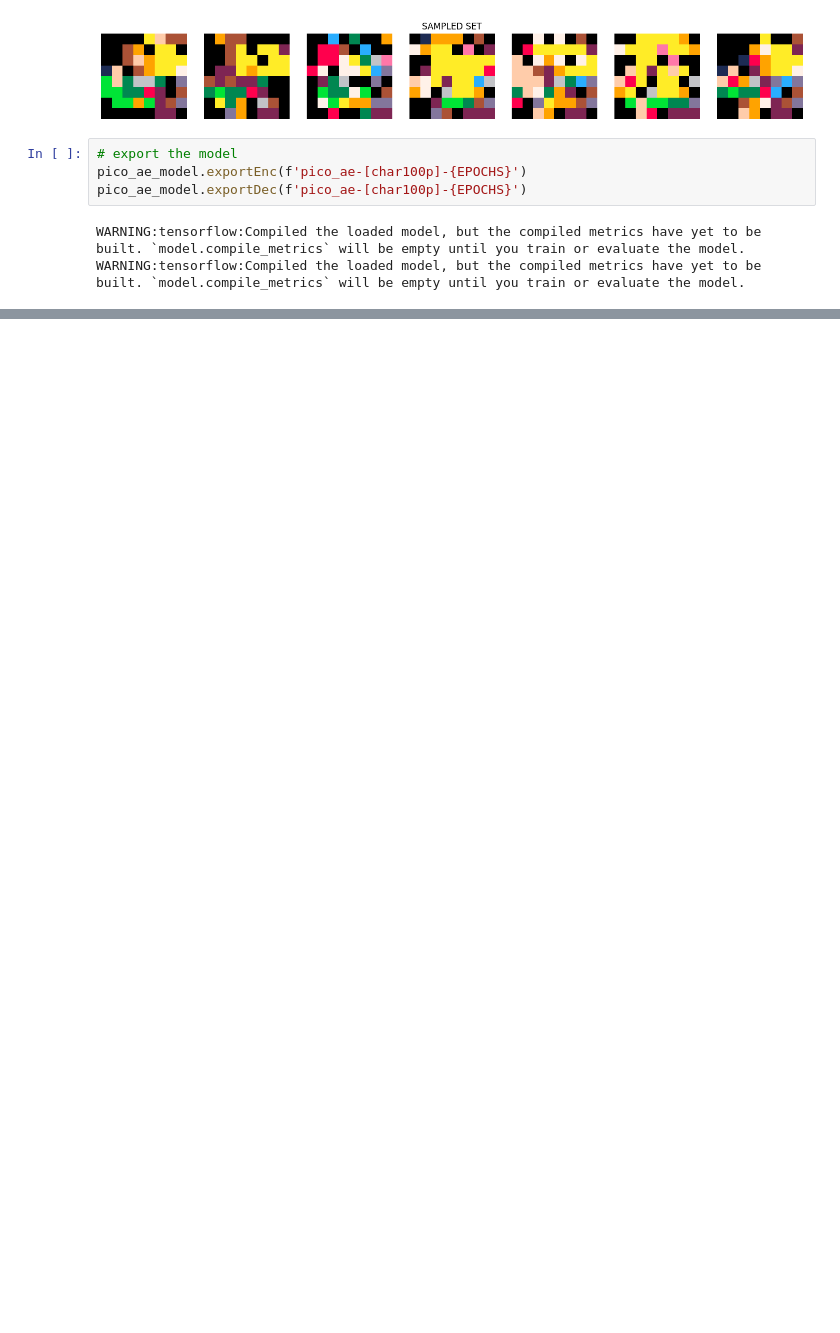
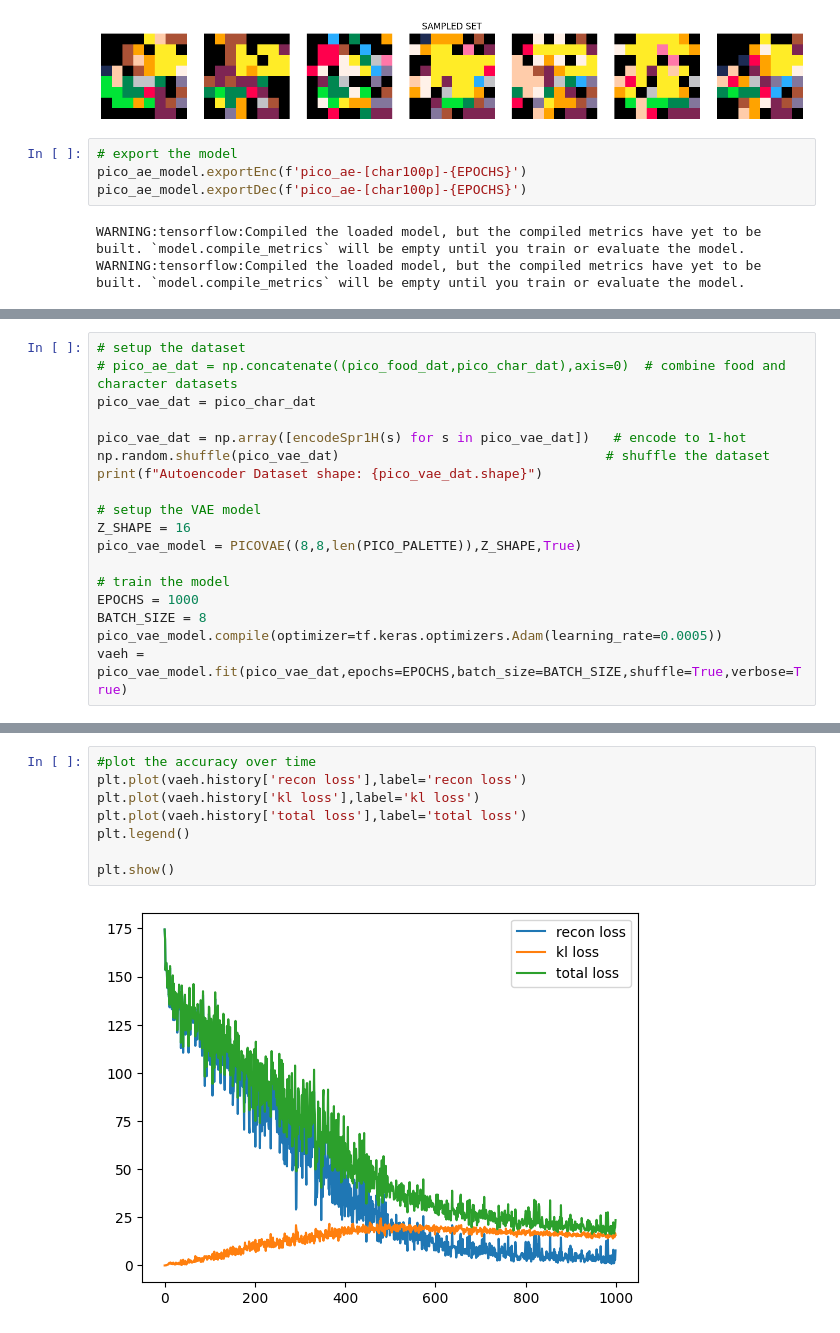
Before and after one commit to MasterMilkX/BMO_chatbot_prototype, a Jupyter notebook: Experimental_Notebooks/prompt_vqvae.ipynb, the cells around one changed output, grey strips where cells are left out. Drawn from its saved outputs; the diff is of its cells as text; blank space fills up the shorter version.

```diff
--- a/Experimental_Notebooks/prompt_vqvae.ipynb
+++ b/Experimental_Notebooks/prompt_vqvae.ipynb
@@ -353,0 +494,18 @@ WARNING:tensorflow:Compiled the loaded model, but the compiled metrics have yet
+# %%
+# setup the dataset
+# pico_ae_dat = np.concatenate((pico_food_dat,pico_char_dat),axis=0)  # combine food and character datasets
+pico_vae_dat = pico_char_dat
+
+pico_vae_dat = np.array([encodeSpr1H(s) for s in pico_vae_dat])   # encode to 1-hot
+np.random.shuffle(pico_vae_dat)                                  # shuffle the dataset
+print(f"Autoencoder Dataset shape: {pico_vae_dat.shape}")
+
+# setup the VAE model
+Z_SHAPE = 16
+pico_vae_model = PICOVAE((8,8,len(PICO_PALETTE)),Z_SHAPE,True)
+
+# train the model
+EPOCHS = 1000
+BATCH_SIZE = 8
+pico_vae_model.compile(optimizer=tf.keras.optimizers.Adam(learning_rate=0.0005))
+vaeh = pico_vae_model.fit(pico_vae_dat,epochs=EPOCHS,batch_size=BATCH_SIZE,shuffle=True,verbose=True)
@@ -353,0 +530,10 @@ WARNING:tensorflow:Compiled the loaded model, but the compiled metrics have yet
+# %%
+#plot the accuracy over time
+plt.plot(vaeh.history['recon loss'],label='recon loss')
+plt.plot(vaeh.history['kl loss'],label='kl loss')
+plt.plot(vaeh.history['total loss'],label='total loss')
+plt.legend()
+
+plt.show()
+# %% [output]
+[figure, added]
```
Also changed, not shown: parts of 18 cells of this notebook, 8 other files.
